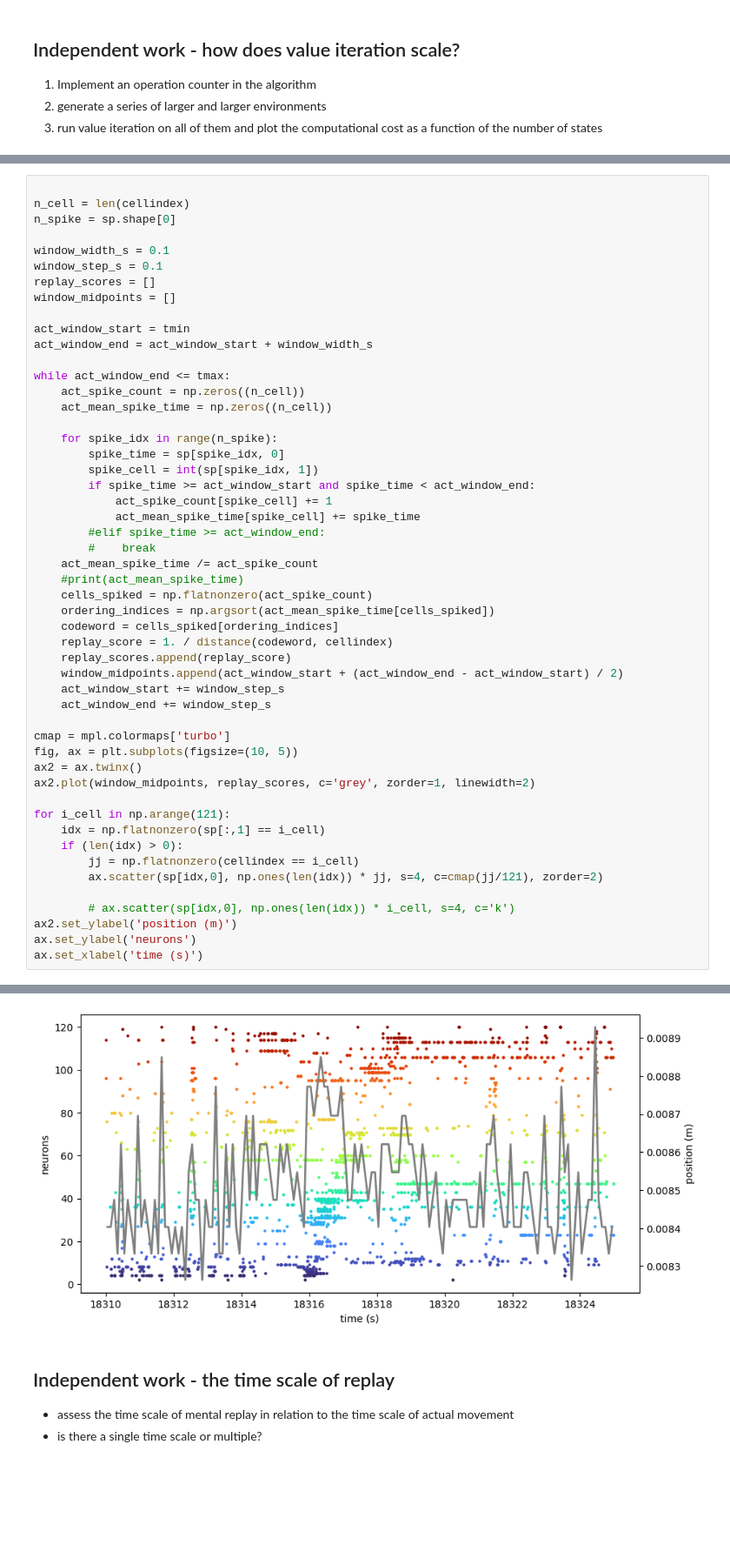
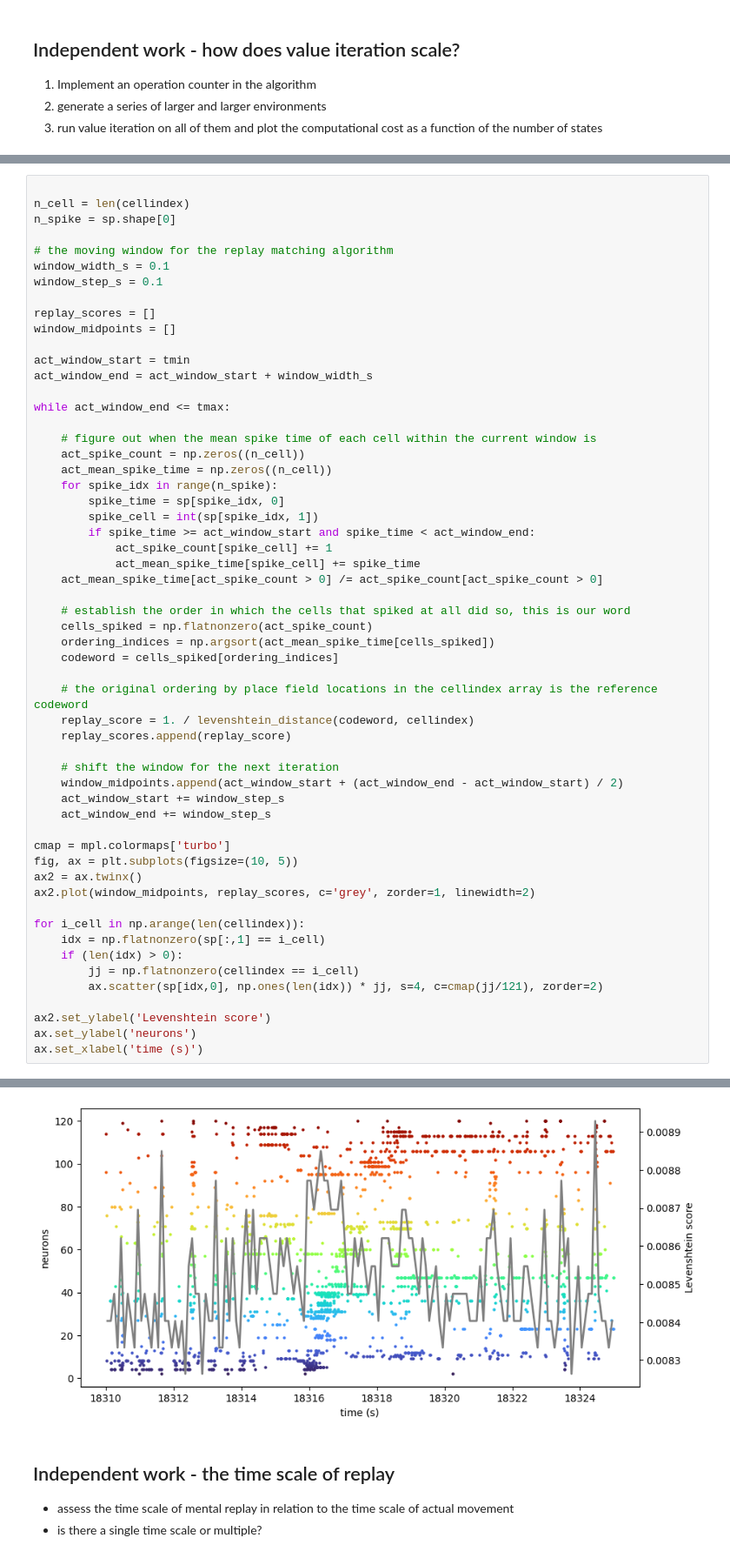
Before and after one commit to mihalybanyai/ait-compneuro-assignments, a Jupyter notebook: AIT26_Tutorial5_MBRL.ipynb, the cells around one changed output, grey strips where cells are left out. Shown at 87% size. Saved outputs shown, nothing was run; the diff lists cells and outputs as text; blank space fills up the shorter version.

```diff
--- a/AIT26_Tutorial5_MBRL.ipynb
+++ b/AIT26_Tutorial5_MBRL.ipynb
@@ -225,8 +246,10 @@ tx = pos[ii_pos,:]
 n_cell = len(cellindex)
 n_spike = sp.shape[0]
 
+# the moving window for the replay matching algorithm
 window_width_s = 0.1
 window_step_s = 0.1
+
 replay_scores = []
 window_midpoints = []
 
@@ -234,46 +257,49 @@ act_window_start = tmin
 act_window_end = act_window_start + window_width_s
 
 while act_window_end <= tmax:
+
+    # figure out when the mean spike time of each cell within the current window is
     act_spike_count = np.zeros((n_cell))
     act_mean_spike_time = np.zeros((n_cell))
-
     for spike_idx in range(n_spike):
         spike_time = sp[spike_idx, 0]
         spike_cell = int(sp[spike_idx, 1])
         if spike_time >= act_window_start and spike_time < act_window_end:
             act_spike_count[spike_cell] += 1
             act_mean_spike_time[spike_cell] += spike_time
-        #elif spike_time >= act_window_end:
-        #    break
-    act_mean_spike_time /= act_spike_count
-    #print(act_mean_spike_time)
+    act_mean_spike_time[act_spike_count > 0] /= act_spike_count[act_spike_count > 0]
+
+    # establish the order in which the cells that spiked at all did so, this is our word
     cells_spiked = np.flatnonzero(act_spike_count)
     ordering_indices = np.argsort(act_mean_spike_time[cells_spiked])
     codeword = cells_spiked[ordering_indices]
-    replay_score = 1. / distance(codeword, cellindex)
+
+    # the original ordering by place field locations in the cellindex array is the reference codeword
+    replay_score = 1. / levenshtein_distance(codeword, cellindex)
     replay_scores.append(replay_score)
+
+    # shift the window for the next iteration
     window_midpoints.append(act_window_start + (act_window_end - act_window_start) / 2)
     act_window_start += window_step_s
     act_window_end += window_step_s
 
 cmap = mpl.colormaps['turbo']
 fig, ax = plt.subplots(figsize=(10, 5))
 ax2 = ax.twinx()
 ax2.plot(window_midpoints, replay_scores, c='grey', zorder=1, linewidth=2)
 
-for i_cell in np.arange(121):
+for i_cell in np.arange(len(cellindex)):
     idx = np.flatnonzero(sp[:,1] == i_cell)
     if (len(idx) > 0):
         jj = np.flatnonzero(cellindex == i_cell)
         ax.scatter(sp[idx,0], np.ones(len(idx)) * jj, s=4, c=cmap(jj/121), zorder=2)
 
-        # ax.scatter(sp[idx,0], np.ones(len(idx)) * i_cell, s=4, c='k')
-ax2.set_ylabel('position (m)')
+ax2.set_ylabel('Levenshtein score')
 ax.set_ylabel('neurons')
 ax.set_xlabel('time (s)')
 # %% [output]
 Text(0.5, 0, 'time (s)')
-[figure, old version]
+[figure, new version]
 # %% [markdown]
 ## Independent work - the time scale of replay
 
```
Also changed, not shown: parts of 10 cells of this notebook.
